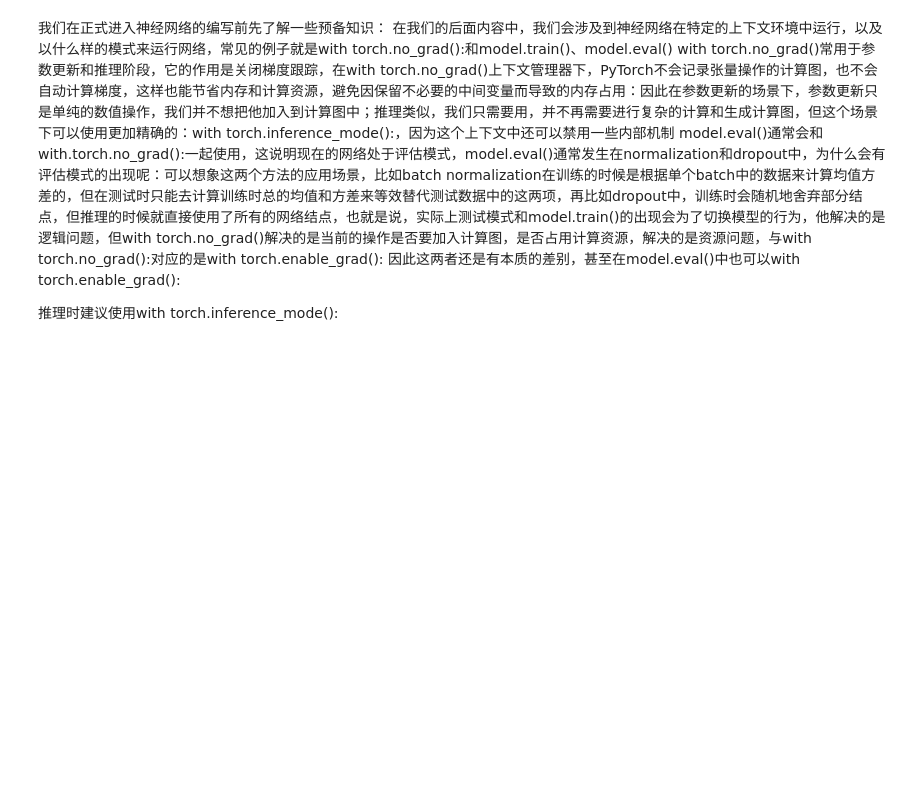
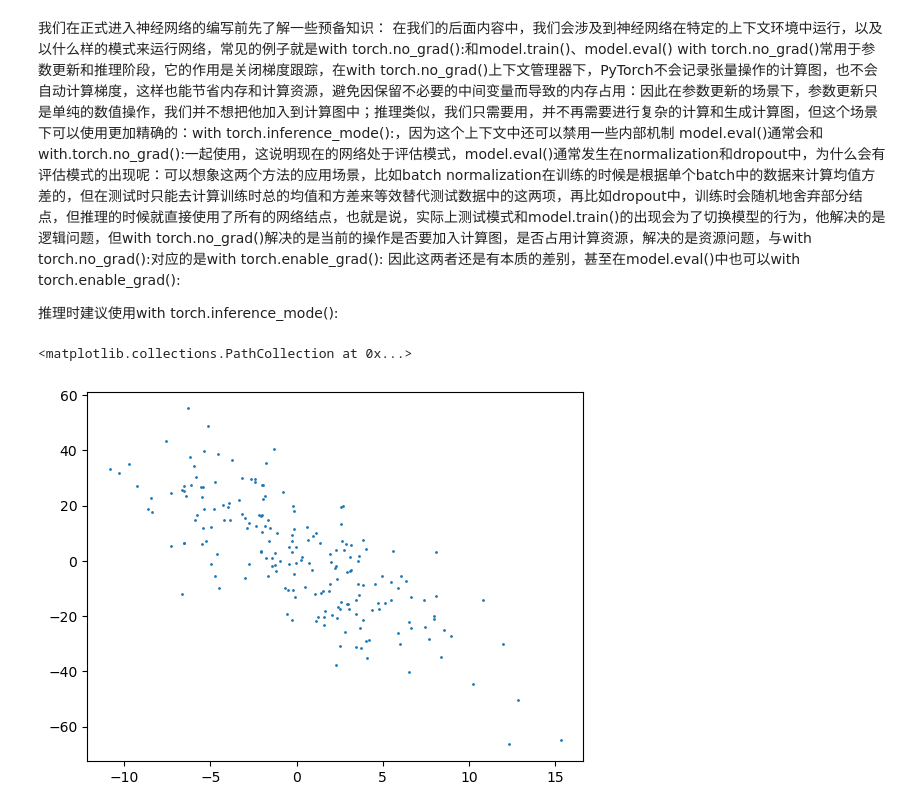
Before and after one commit to wanna-bornb-disciplinant/d2l_pytorch, a Jupyter notebook: chapter3_linear_network.ipynb, the cells around one changed output. Cells and saved outputs as stored; diff of their text form; code cells hidden in the pictures; blank space fills up the shorter version.

```diff
--- a/chapter3_linear_network.ipynb
+++ b/chapter3_linear_network.ipynb
@@ -78,3 +78,20 @@ model.eval()通常会和with.torch.no_grad():一起使用，这说明现在的
 因此这两者还是有本质的差别，甚至在model.eval()中也可以with torch.enable_grad():
 
 推理时建议使用with torch.inference_mode():
+# %%
+def synthtic_data(weight,bias,data_len):
+    x = torch.normal(0,5,(data_len,len(weight)))
+    y = torch.mv(x,weight) + bias
+    y += torch.normal(0,1,(y.shape))
+    return x,y.reshape(-1,1)
+
+w = torch.tensor([2.5,-3.4])
+b = torch.tensor(1)
+data_len = 200
+
+feature,label = synthtic_data(w,b,data_len)
+
+plt.scatter(feature[:,1],label,s=1)
+# %% [output]
+<matplotlib.collections.PathCollection at 0x...>
+[figure, added]
```
Also changed, not shown: parts of 1 cell of this notebook.
